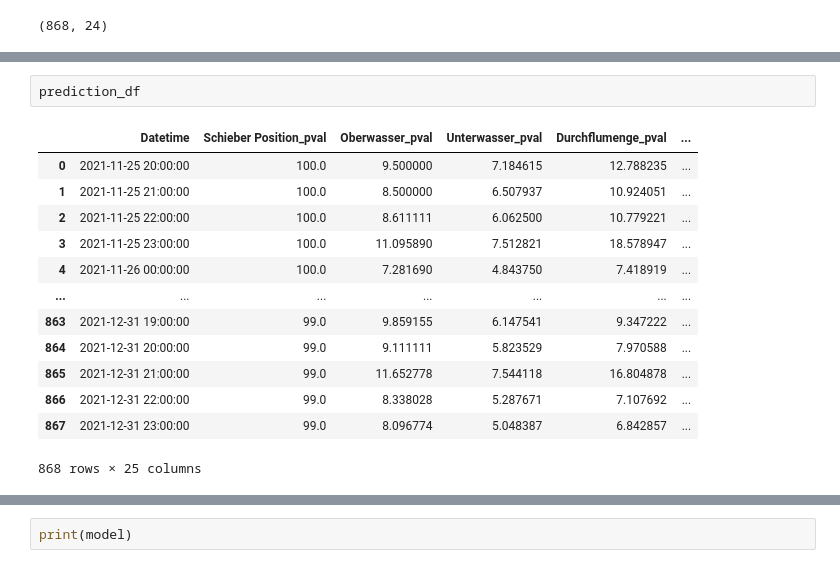
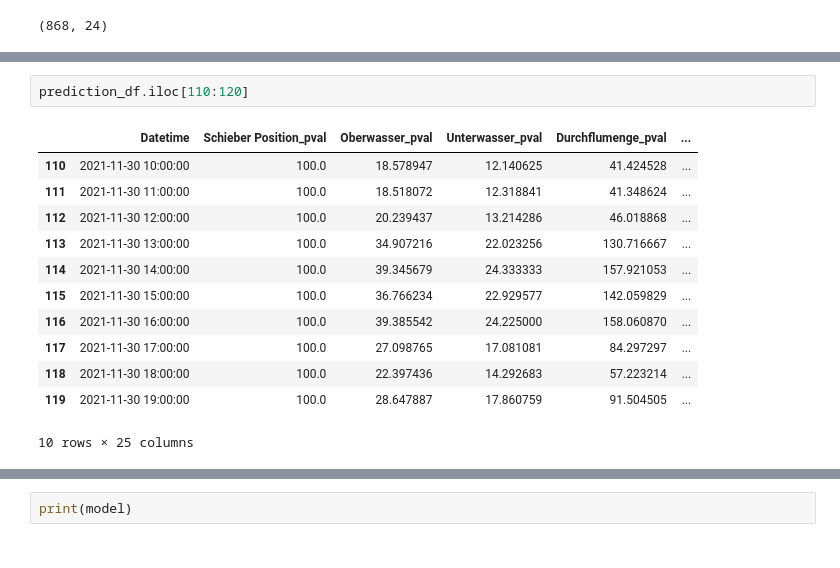
Before and after one commit to vipin2310/UT_RIWWER_project, a Jupyter notebook: main copy.ipynb, the cells around one changed output, grey strips where cells are left out. Cells and saved outputs as stored; diff of their text form.

```diff
--- a/main copy.ipynb
+++ b/main copy.ipynb
@@ -112,17 +113,16 @@ prediction_df = prediction_wrapper.predict(test_df)
-# %%
-prediction_df
-# %% [output]
-|  | Datetime | Schieber Position_pval | Oberwasser_pval | Unterwasser_pval | Durchflumenge_pval | ... |
-| 0 | 2021-11-25 20:00:00 | 100.0 | 9.500000 | 7.184615 | 12.788235 | ... |
-| 1 | 2021-11-25 21:00:00 | 100.0 | 8.500000 | 6.507937 | 10.924051 | ... |
-| 2 | 2021-11-25 22:00:00 | 100.0 | 8.611111 | 6.062500 | 10.779221 | ... |
-| 3 | 2021-11-25 23:00:00 | 100.0 | 11.095890 | 7.512821 | 18.578947 | ... |
-| 4 | 2021-11-26 00:00:00 | 100.0 | 7.281690 | 4.843750 | 7.418919 | ... |
-| ... | ... | ... | ... | ... | ... | ... |
-| 863 | 2021-12-31 19:00:00 | 99.0 | 9.859155 | 6.147541 | 9.347222 | ... |
-| 864 | 2021-12-31 20:00:00 | 99.0 | 9.111111 | 5.823529 | 7.970588 | ... |
-| 865 | 2021-12-31 21:00:00 | 99.0 | 11.652778 | 7.544118 | 16.804878 | ... |
-| 866 | 2021-12-31 22:00:00 | 99.0 | 8.338028 | 5.287671 | 7.107692 | ... |
-| 867 | 2021-12-31 23:00:00 | 99.0 | 8.096774 | 5.048387 | 6.842857 | ... |
-868 rows × 25 columns
+# %%
+prediction_df.iloc[110:120]
+# %% [output]
+|  | Datetime | Schieber Position_pval | Oberwasser_pval | Unterwasser_pval | Durchflumenge_pval | ... |
+| 110 | 2021-11-30 10:00:00 | 100.0 | 18.578947 | 12.140625 | 41.424528 | ... |
+| 111 | 2021-11-30 11:00:00 | 100.0 | 18.518072 | 12.318841 | 41.348624 | ... |
+| 112 | 2021-11-30 12:00:00 | 100.0 | 20.239437 | 13.214286 | 46.018868 | ... |
+| 113 | 2021-11-30 13:00:00 | 100.0 | 34.907216 | 22.023256 | 130.716667 | ... |
+| 114 | 2021-11-30 14:00:00 | 100.0 | 39.345679 | 24.333333 | 157.921053 | ... |
+| 115 | 2021-11-30 15:00:00 | 100.0 | 36.766234 | 22.929577 | 142.059829 | ... |
+| 116 | 2021-11-30 16:00:00 | 100.0 | 39.385542 | 24.225000 | 158.060870 | ... |
+| 117 | 2021-11-30 17:00:00 | 100.0 | 27.098765 | 17.081081 | 84.297297 | ... |
+| 118 | 2021-11-30 18:00:00 | 100.0 | 22.397436 | 14.292683 | 57.223214 | ... |
+| 119 | 2021-11-30 19:00:00 | 100.0 | 28.647887 | 17.860759 | 91.504505 | ... |
+10 rows × 25 columns
 # %%
```
Also changed, not shown: parts of 8 cells of this notebook, 1 other file.
